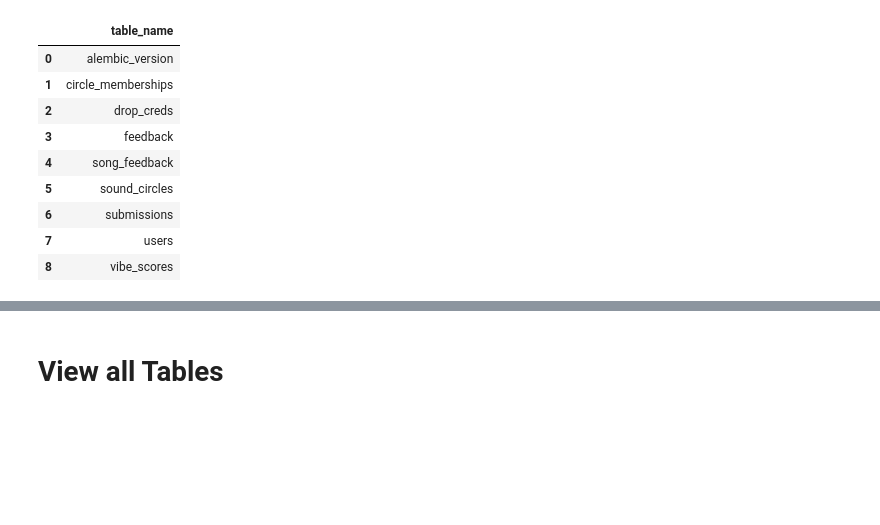
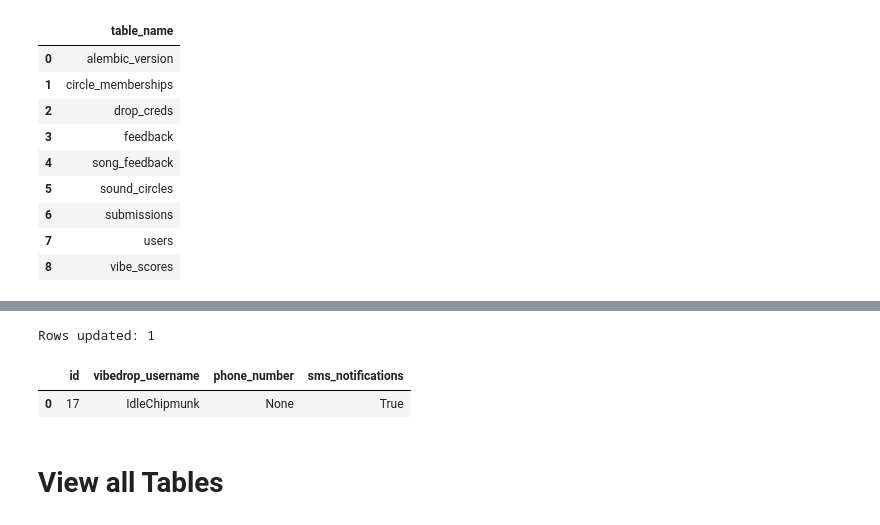
Before and after one commit to nickhellmer/vibedrop, a Jupyter notebook: inspect_db-prod.ipynb, the cells around one changed output, grey strips where cells are left out. Saved outputs shown, nothing was run; the diff lists cells and outputs as text; code cells hidden in the pictures; blank space fills up the shorter version.

```diff
--- a/inspect_db-prod.ipynb
+++ b/inspect_db-prod.ipynb
@@ -50,3 +215,31 @@ ORDER BY table_name
+# %%
+### update a single user's sms_notifications ###
+
+from sqlalchemy import text
+
+target_username = "IdleChipmunk"
+
+with engine.begin() as conn:  # BEGIN ... COMMIT (auto)
+    res = conn.execute(
+        text("""
+            UPDATE users
+            SET sms_notifications = TRUE
+            WHERE vibedrop_username = :uname
+        """),
+        {"uname": target_username},
+    )
+    print("Rows updated:", res.rowcount)
+
+# verify
+display(sql_df("""
+SELECT id, vibedrop_username, phone_number, sms_notifications
+FROM users
+WHERE vibedrop_username = :u
+""", u=target_username))
+# %% [output]
+Rows updated: 1
+|  | id | vibedrop_username | phone_number | sms_notifications |
+| 0 | 17 | IdleChipmunk | None | True |
 # %% [markdown]
 # **View all Tables**
 # %%
```
Also changed, not shown: parts of 7 cells of this notebook, 26 other files.
